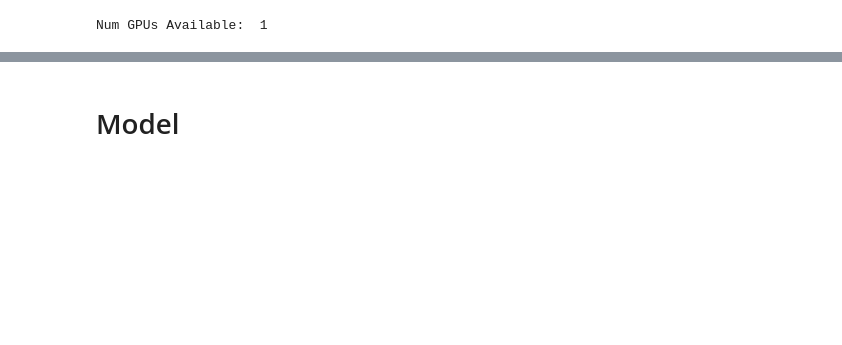
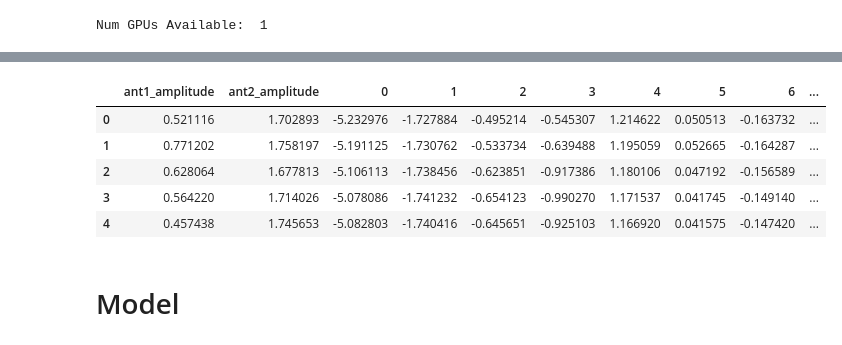
Before and after one commit to AX-0/wifi_localization, a Jupyter notebook: model_dnn.ipynb, the cells around one changed output, grey strips where cells are left out. Saved outputs shown, nothing was run; the diff lists cells and outputs as text; code cells hidden in the pictures; blank space fills up the shorter version.

```diff
--- a/model_dnn.ipynb
+++ b/model_dnn.ipynb
@@ -135,3 +121,13 @@ X.head()
+# %%
+X = pd.concat([amplitude.reset_index(drop=True), X], axis=1)
+X.head()
+# %% [output]
+|  | ant1_amplitude | ant2_amplitude | 0 | 1 | 2 | 3 | 4 | 5 | 6 | ... |
+| 0 | 0.521116 | 1.702893 | -5.232976 | -1.727884 | -0.495214 | -0.545307 | 1.214622 | 0.050513 | -0.163732 | ... |
+| 1 | 0.771202 | 1.758197 | -5.191125 | -1.730762 | -0.533734 | -0.639488 | 1.195059 | 0.052665 | -0.164287 | ... |
+| 2 | 0.628064 | 1.677813 | -5.106113 | -1.738456 | -0.623851 | -0.917386 | 1.180106 | 0.047192 | -0.156589 | ... |
+| 3 | 0.564220 | 1.714026 | -5.078086 | -1.741232 | -0.654123 | -0.990270 | 1.171537 | 0.041745 | -0.149140 | ... |
+| 4 | 0.457438 | 1.745653 | -5.082803 | -1.740416 | -0.645651 | -0.925103 | 1.166920 | 0.041575 | -0.147420 | ... |
 # %% [markdown]
 # Model
 # %%
```
Also changed, not shown: parts of 10 cells of this notebook, 2 other files.
